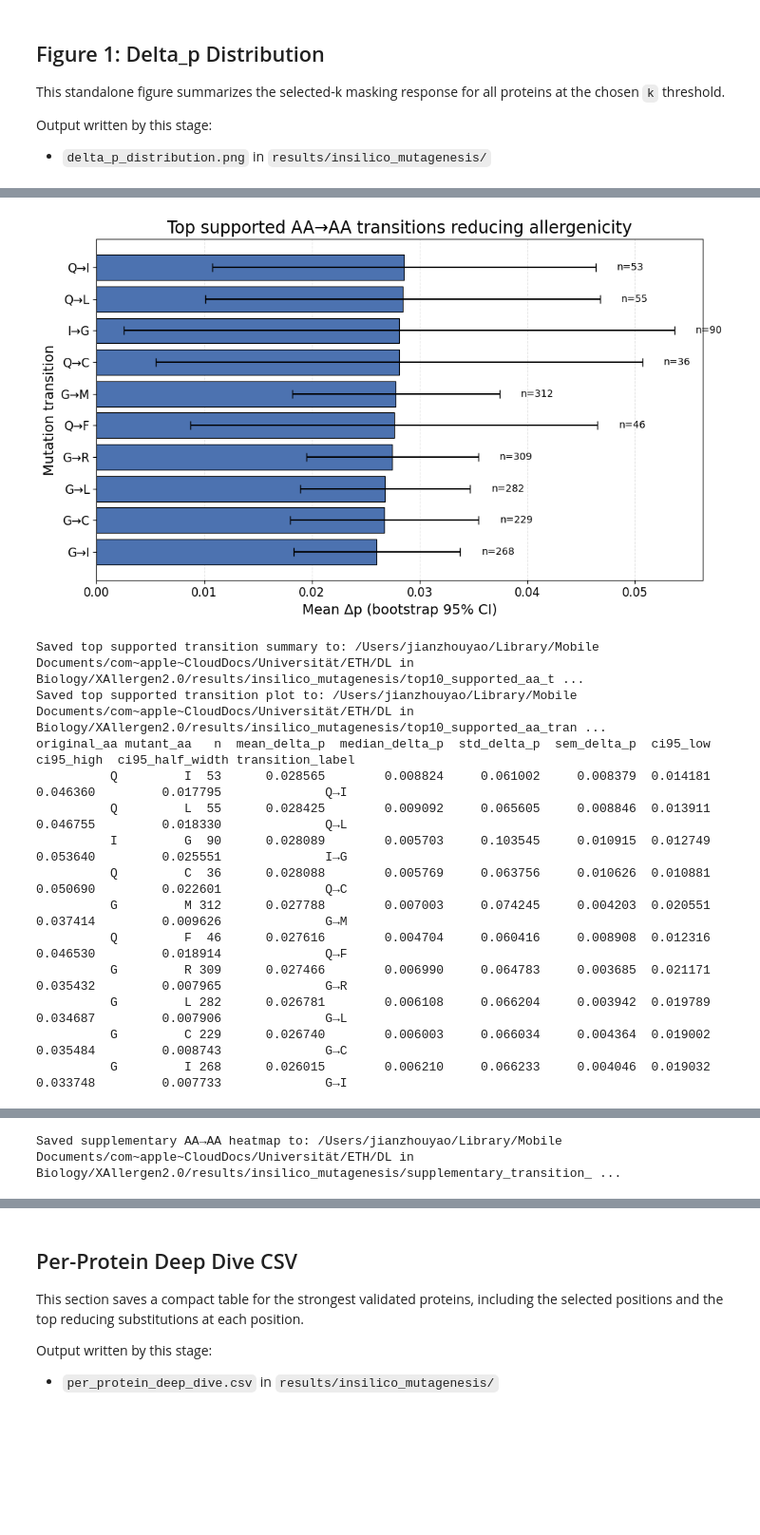
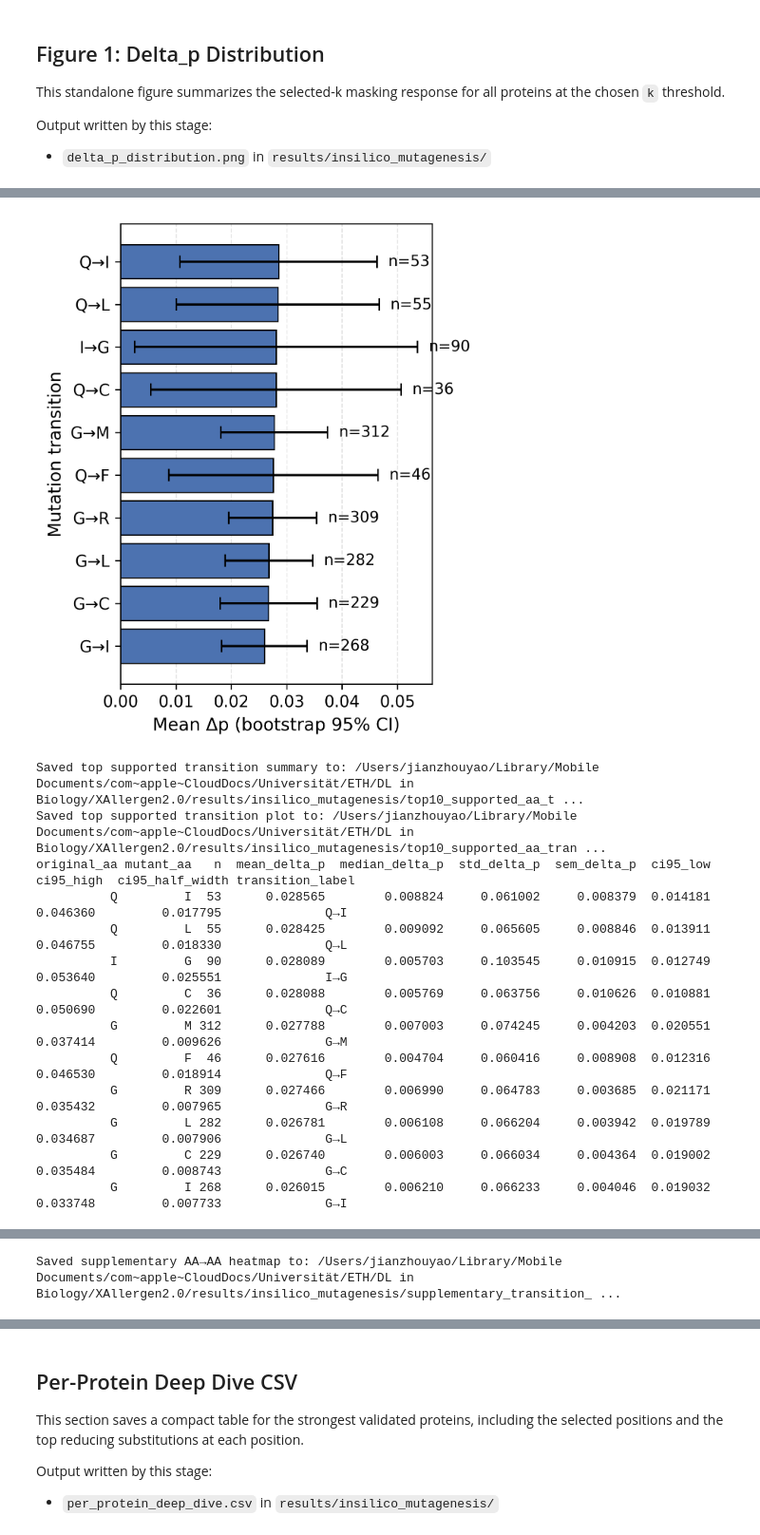
Before and after one commit to Jeffateth/XAllergen2.0, a Jupyter notebook: notebooks/09_insilico_mutagenesis.ipynb, the cells around one changed output, grey strips where cells are left out. Shown at 95% size. Cells and saved outputs as stored; diff of their text form; code cells hidden in the pictures; blank space fills up the shorter version.

```diff
--- a/notebooks/09_insilico_mutagenesis.ipynb
+++ b/notebooks/09_insilico_mutagenesis.ipynb
@@ -166,7 +199,7 @@ MIN_DELTA_P = 0.05                     # minimum drop to count as validated
 MIN_P_BASE = 0.70                      # only high-confidence allergens, the sequence-level allergenicity model output probability must be over 0.70 to be included in the analysis
 # %%
 # --- Results refresh/reuse switch ---
-REFRESH_ISM_RESULTS = True  # False: reuse CSVs and regenerate plots; True: rerun Stages 1-3 and refresh CSVs
+REFRESH_ISM_RESULTS = False  # False: reuse CSVs and regenerate plots; True: rerun Stages 1-3 and refresh CSVs
 
 IG_VALIDATION_SWEEP_CSV = ISM_RESULTS_DIR / "ig_validation_sweep.csv"
 SATURATION_MUTAGENESIS_RESULTS_CSV = ISM_RESULTS_DIR / "saturation_mutagenesis_results.csv"
@@ -753,11 +800,12 @@ This standalone figure summarizes the selected-k masking response for all protei
 Output written by this stage:
 - `delta_p_distribution.png` in `results/insilico_mutagenesis/`
 # %%
+set_paper_plot_style()
 DELTA_P_DIST_PNG = ISM_RESULTS_DIR / "delta_p_distribution.png"
 best_k_all_df = ig_validation_sweep_df.loc[ig_validation_sweep_df["k_pct"] == best_k_pct].copy()
 median_delta_p = float(best_k_all_df["delta_p"].median())
 
-fig, ax = plt.subplots(figsize=(8, 5))
+fig, ax = plt.subplots(figsize=(ICML_ONE_COLUMN_WIDTH, PAPER_SHORT_HEIGHT))
 ax.hist(best_k_all_df["delta_p"], bins=20, color="#4C72B0", alpha=0.85)
 ax.axvline(median_delta_p, color="black", linestyle="-", linewidth=1.5)
 ax.axvline(MIN_DELTA_P, color="#C44E52", linestyle="--", linewidth=1.5)
@@ -768,14 +816,13 @@ ax.text(
     color="black",
     ha="left",
     va="top",
-    fontsize=10,
+    fontsize=PAPER_ANNOT_FONTSIZE,
 )
-ax.set_title(f"Delta_p distribution at best k ({int(round(best_k_pct * 100))}%)")
 ax.set_xlabel("Δp (allergenicity reduction)")
-ax.set_ylabel("count")
+ax.set_ylabel("Count")
 
 plt.tight_layout()
-plt.savefig(DELTA_P_DIST_PNG, dpi=300, bbox_inches="tight")
+plt.savefig(DELTA_P_DIST_PNG, bbox_inches="tight")
 plt.show()
 print(f"Saved delta_p distribution plot to: {DELTA_P_DIST_PNG}")
 # %% [output]
@@ -993,19 +1260,21 @@ def summarize_top_supported_transitions(
 
 
 def plot_top_supported_transitions(summary_df: pd.DataFrame, output_path: Path) -> None:
-    fig, ax = plt.subplots(figsize=(10, 6))
+    set_paper_plot_style()
+    figure_height = max(PAPER_MEDIUM_HEIGHT, 0.42 * max(len(summary_df), 1) + 0.8)
+    fig, ax = plt.subplots(figsize=(ICML_ONE_COLUMN_WIDTH, figure_height))
 
     if summary_df.empty:
-        ax.text(0.5, 0.5, "No supported reducing transitions passed the minimum support threshold.", ha="center", va="center", fontsize=12)
+        ax.text(0.5, 0.5, "No supported reducing transitions passed the minimum support threshold.", ha="center", va="center", fontsize=PAPER_LABEL_FONTSIZE)
         ax.axis("off")
         plt.tight_layout()
-        plt.savefig(output_path, dpi=300, bbox_inches="tight")
+        plt.savefig(output_path, bbox_inches="tight")
         plt.show()
         return
 
     plot_df = summary_df.sort_values(["mean_delta_p", "n"], ascending=[True, True]).reset_index(drop=True)
     y_positions = np.arange(len(plot_df))
-    bar_container = ax.barh(
+    ax.barh(
         y_positions,
         plot_df["mean_delta_p"],
         xerr=plot_df["ci95_half_width"],
@@ -1018,55 +1287,61 @@ def plot_top_supported_transitions(summary_df: pd.DataFrame, output_path: Path)
     ax.set_yticklabels(plot_df["transition_label"])
     ax.set_xlabel("Mean Δp (bootstrap 95% CI)")
     ax.set_ylabel("Mutation transition")
-    ax.set_title("Top supported AA→AA transitions reducing allergenicity")
     ax.grid(axis="x", linestyle="--", linewidth=0.7, alpha=0.35)
     ax.set_axisbelow(True)
 
     x_values = plot_df["mean_delta_p"] + plot_df["ci95_half_width"].fillna(0.0)
     text_offset = max(float(plot_df["mean_delta_p"].max()) * 0.02, 0.002)
     for y_pos, x_value, n_value in zip(y_positions, x_values, plot_df["n"]):
-        ax.text(float(x_value) + text_offset, y_pos, f"n={int(n_value)}", va="center", ha="left", fontsize=10)
+        ax.text(float(x_value) + text_offset, y_pos, f"n={int(n_value)}", va="center", ha="left", fontsize=PAPER_ANNOT_FONTSIZE)
 
     plt.tight_layout()
-    plt.savefig(output_path, dpi=300, bbox_inches="tight")
+    plt.savefig(output_path, bbox_inches="tight")
     plt.show()
 
 
 top_supported_transitions_df = summarize_top_supported_transitions(
     frame=transition_df,
     min_support=MIN_TRANSITION_SUPPORT,
     top_n=10,
 )
 top_supported_transitions_df.to_csv(TOP_SUPPORTED_TRANSITIONS_CSV, index=False)
 plot_top_supported_transitions(top_supported_transitions_df, TOP_SUPPORTED_TRANSITIONS_PNG)
 
 print(f"Saved top supported transition summary to: {TOP_SUPPORTED_TRANSITIONS_CSV}")
 print(f"Saved top supported transition plot to: {TOP_SUPPORTED_TRANSITIONS_PNG}")
 print(top_supported_transitions_df.to_string(index=False))
 
-# Supplementary full AA→AA heatmap retained for detailed inspection.
-fig, ax = plt.subplots(figsize=(12, 10))
+set_paper_plot_style()
+fig, ax = plt.subplots(figsize=(ICML_ONE_COLUMN_WIDTH, ICML_ONE_COLUMN_WIDTH))
 supplementary_heatmap_df = (
     transition_df.loc[transition_df["reduces_allergenicity"].fillna(False).astype(bool)].copy()
     .groupby(["original_aa", "mutant_aa"], as_index=False)["delta_p"]
     .mean()
     .pivot(index="original_aa", columns="mutant_aa", values="delta_p")
     .reindex(index=AA_ORDER, columns=AA_ORDER)
 )
 row_order = supplementary_heatmap_df.mean(axis=1).sort_values(ascending=False).index.tolist()
 col_order = supplementary_heatmap_df.mean(axis=0).sort_values(ascending=False).index.tolist()
 supplementary_heatmap_df = supplementary_heatmap_df.loc[row_order, col_order].fillna(0.0)
-sns.heatmap(supplementary_heatmap_df, cmap="YlOrRd", annot=True, fmt=".2f", ax=ax, cbar_kws={"label": "Mean Δp"})
-ax.set_title("Supplementary: mean Δp per AA→AA substitution")
+sns.heatmap(
+    supplementary_heatmap_df,
+    cmap="YlOrRd",
+    annot=True,
+    fmt=".2f",
+    annot_kws={"fontsize": max(PAPER_ANNOT_FONTSIZE - 2, 7.5)},
+    ax=ax,
+    cbar_kws={"label": "Mean Δp"},
+)
 ax.set_xlabel("Mutant AA")
 ax.set_ylabel("Original AA")
 
 plt.tight_layout()
-plt.savefig(SUPPLEMENTARY_TRANSITION_P2_PNG, dpi=300, bbox_inches="tight")
+plt.savefig(SUPPLEMENTARY_TRANSITION_P2_PNG, bbox_inches="tight")
 plt.show()
 print(f"Saved supplementary AA→AA heatmap to: {SUPPLEMENTARY_TRANSITION_P2_PNG}")
 # %% [output]
-[figure, old version]
+[figure, new version]
 Saved top supported transition summary to: /Users/jianzhouyao/Library/Mobile Documents/com~apple~CloudDocs/Universität/ETH/DL in Biology/XAllergen2.0/results/insilico_mutagenesis/top10_supported_aa_t ...
 Saved top supported transition plot to: /Users/jianzhouyao/Library/Mobile Documents/com~apple~CloudDocs/Universität/ETH/DL in Biology/XAllergen2.0/results/insilico_mutagenesis/top10_supported_aa_tran ...
 original_aa mutant_aa   n  mean_delta_p  median_delta_p  std_delta_p  sem_delta_p  ci95_low  ci95_high  ci95_half_width transition_label
```
Also changed, not shown: parts of 17 cells of this notebook, 54 other files.
